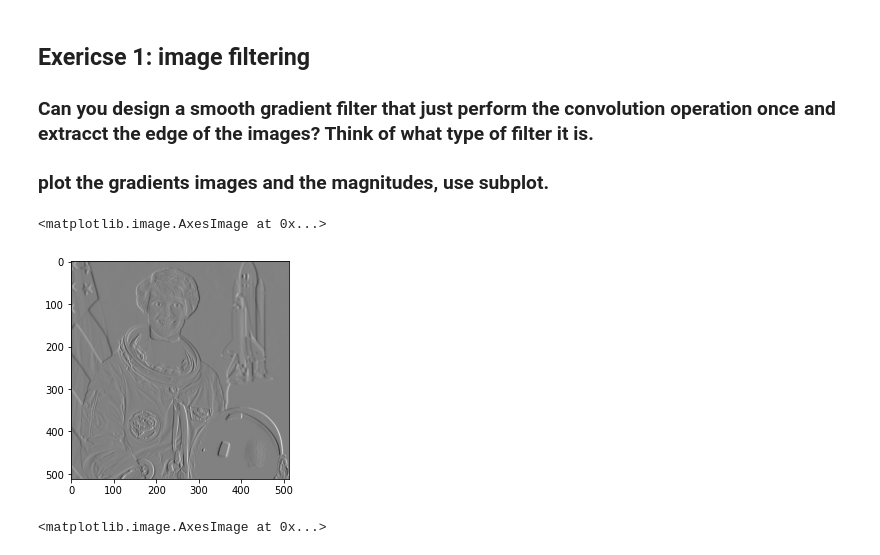
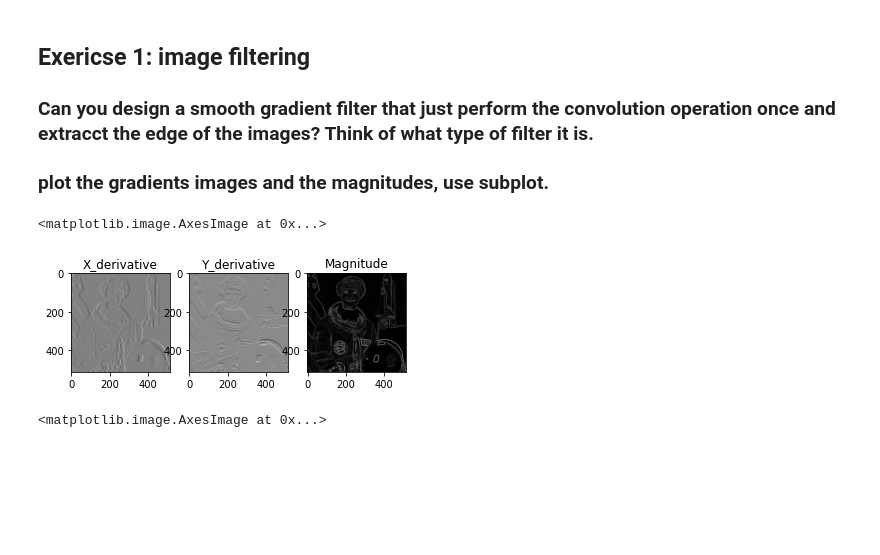
Before and after one commit to twyunting/CSC-676_Computer-Vision, a Jupyter notebook: labs/wk5/YuntingChiu_Lecture7_tutorial_Exercises.ipynb, the cells around one changed output. Drawn from its saved outputs; the diff is of its cells as text; code cells hidden in the pictures; blank space fills up the shorter version.

```diff
--- a/labs/wk5/YuntingChiu_Lecture7_tutorial_Exercises.ipynb
+++ b/labs/wk5/YuntingChiu_Lecture7_tutorial_Exercises.ipynb
@@ -69,15 +69,39 @@ print(gx_I, gy_I)
 # %%
 import cv2
 # reference: https://scipy-lectures.org/advanced/image_processing/#blurring-smoothing
-# %%
-# X- derivative of Gaussian
-Gx = np.array([[1, 0, -1], [2, 0, -2], [1, 0, -1]])/8
-Edged_imgGx = cv2.filter2D(img, -1, Gx)
-plt.figure()
-plt.imshow(Edged_imgGx, cmap = "gray")
-# %% [output]
-<matplotlib.image.AxesImage at 0x...>
-[figure, removed]
+# %%
+# X_derivative of Gaussian
+Gx = np.array([[1, 0, -1], [2, 0, -2], [1, 0, -1]])/8
+Edged_imgGx = cv2.filter2D(img, -1, Gx)
+
+
+# Y_Derivative of Gaussian
+Gy = np.array([[1,2,1] ,[0,0,0], [-1,-2,-1]])/8
+Edged_imgGy = cv2.filter2D(img, -1, Gy)
+
+# magnitude
+# reference: https://stackoverflow.com/questions/49732726/how-to-compute-the-gradients-of-image-using-python
+
+# Perform x convolution
+x = ndimage.convolve(img, Gx)
+# Perform y convolution
+y = ndimage.convolve(img, Gy)
+# sobel = np.hypot(x, y)
+soble = np.sqrt(pow(x, 2) + pow(y, 2))
+
+plt.figure()
+plt.subplot(1, 3, 1)
+plt.title("X_derivative")
+plt.imshow(Edged_imgGx, cmap = "gray")
+plt.subplot(1, 3, 2)
+plt.title("Y_derivative")
+plt.imshow(Edged_imgGy, cmap = "gray")
+plt.subplot(1, 3, 3)
+plt.title("Magnitude")
+plt.imshow(soble, cmap = "gray")
+# %% [output]
+<matplotlib.image.AxesImage at 0x...>
+[figure, added]
 # %%
 # Y_Derivative of Gaussian
 Gy = np.array([[1,2,1] ,[0,0,0], [-1,-2,-1]])/8
```
Also changed, not shown: parts of 5 cells of this notebook, 4 other files.
